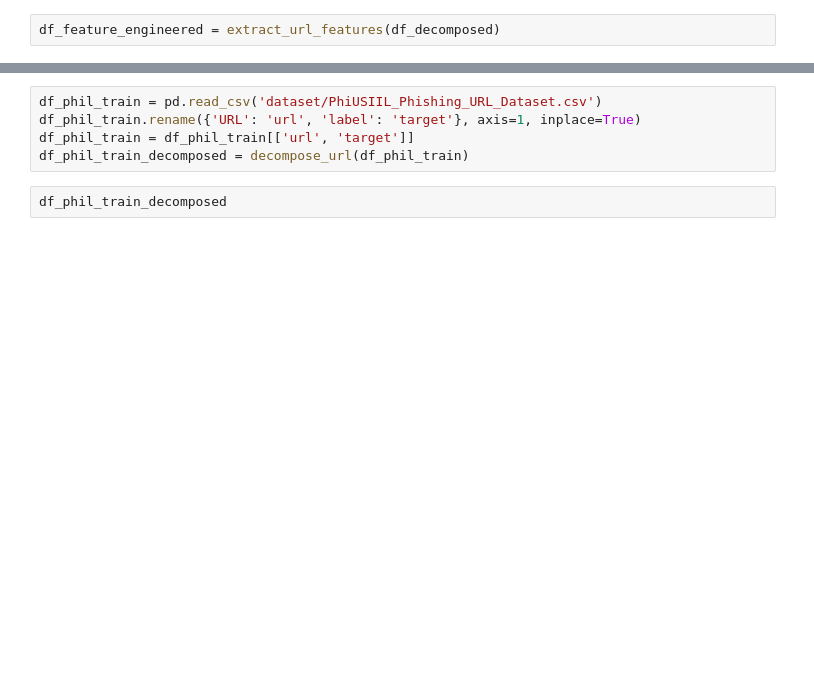
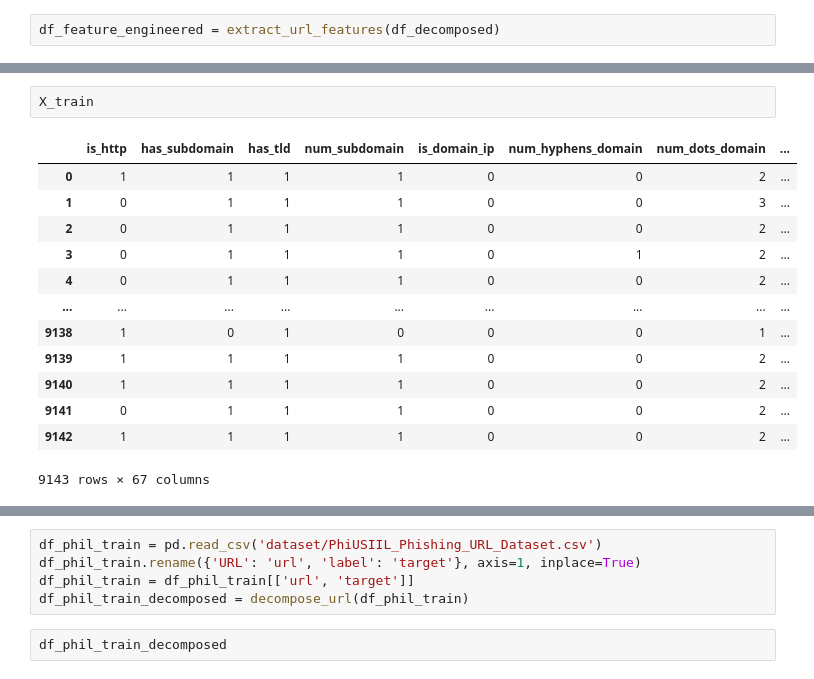
Before and after one commit to KoalaLyfestyle/BT4012-Group-13, a Jupyter notebook: Archive/Feature_Engineering.ipynb, the cells around one changed output, grey strips where cells are left out. Drawn from its saved outputs; the diff is of its cells as text; blank space fills up the shorter version.

```diff
--- a/Archive/Feature_Engineering.ipynb
+++ b/Archive/Feature_Engineering.ipynb
@@ -314,0 +358,16 @@ ROC AUC: 0.9702
+# %%
+X_train
+# %% [output]
+|  | is_http | has_subdomain | has_tld | num_subdomain | is_domain_ip | num_hyphens_domain | num_dots_domain | ... |
+| 0 | 1 | 1 | 1 | 1 | 0 | 0 | 2 | ... |
+| 1 | 0 | 1 | 1 | 1 | 0 | 0 | 3 | ... |
+| 2 | 0 | 1 | 1 | 1 | 0 | 0 | 2 | ... |
+| 3 | 0 | 1 | 1 | 1 | 0 | 1 | 2 | ... |
+| 4 | 0 | 1 | 1 | 1 | 0 | 0 | 2 | ... |
+| ... | ... | ... | ... | ... | ... | ... | ... | ... |
+| 9138 | 1 | 0 | 1 | 0 | 0 | 0 | 1 | ... |
+| 9139 | 1 | 1 | 1 | 1 | 0 | 0 | 2 | ... |
+| 9140 | 1 | 1 | 1 | 1 | 0 | 0 | 2 | ... |
+| 9141 | 0 | 1 | 1 | 1 | 0 | 0 | 2 | ... |
+| 9142 | 1 | 1 | 1 | 1 | 0 | 0 | 2 | ... |
+9143 rows × 67 columns
```
Also changed, not shown: parts of 12 cells of this notebook, 3 other files.
